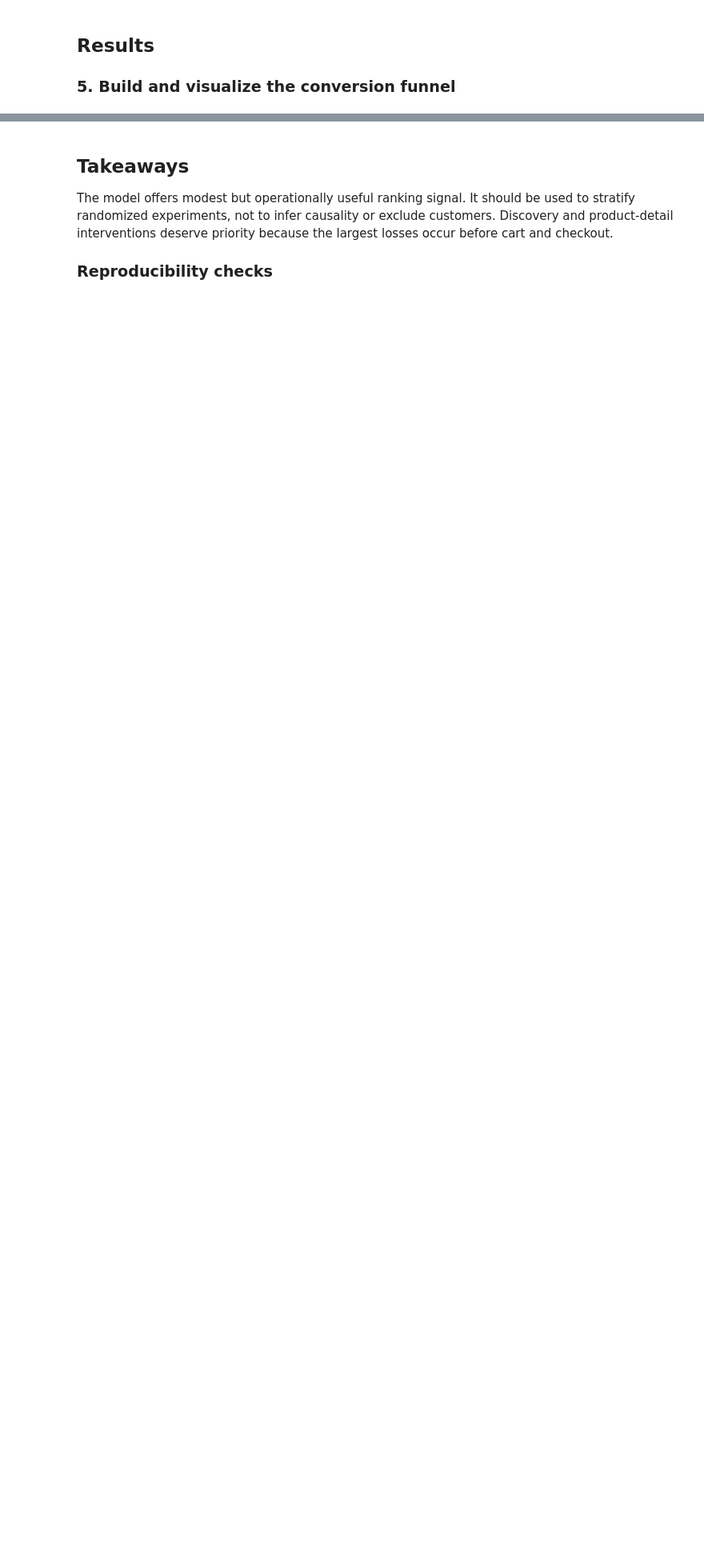
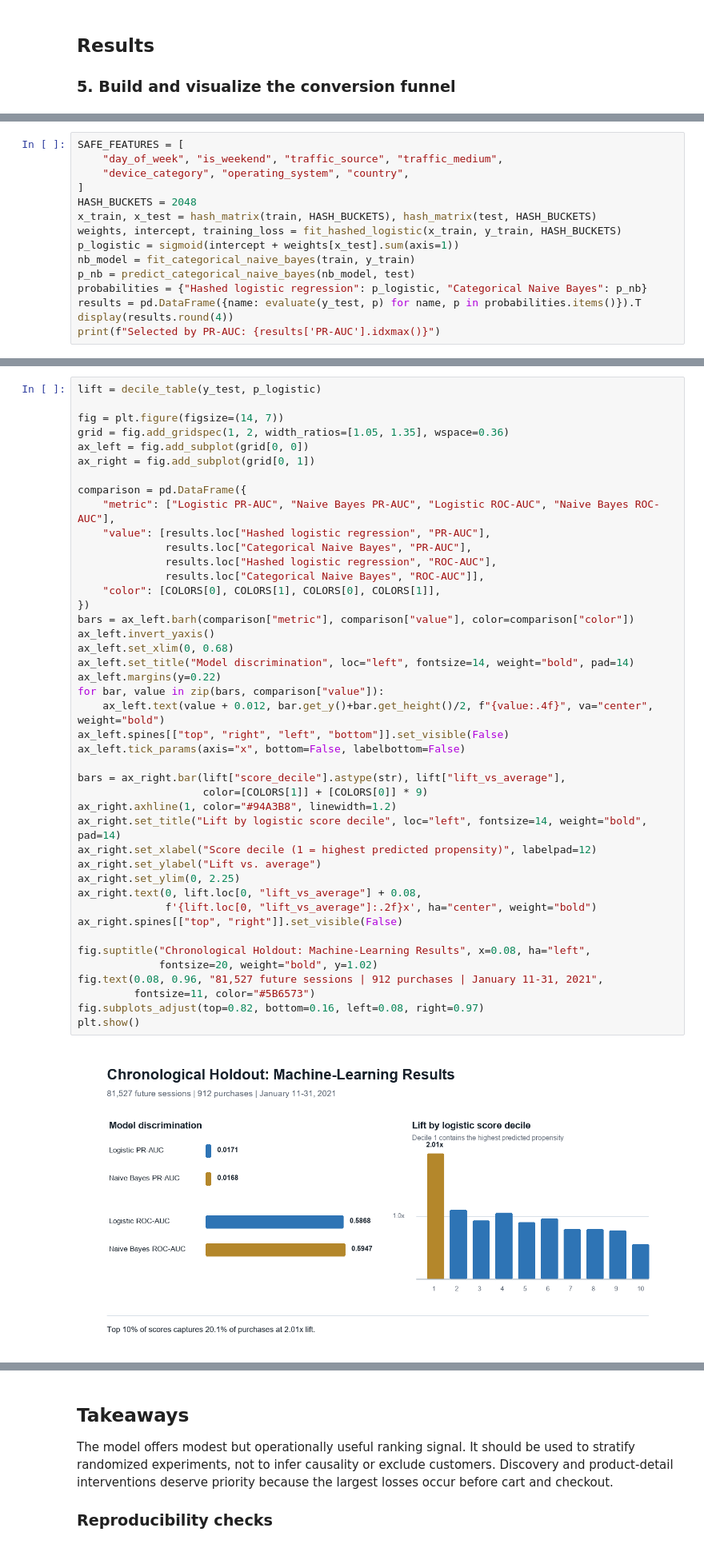
Before and after one commit to Nanase1994/ecommerce-conversion-analytics, a Jupyter notebook: Ecommerce_Conversion_Analytics_Integrated.ipynb, the cells around one changed output, grey strips where cells are left out. Shown at 80% size. Drawn from its saved outputs; the diff is of its cells as text; blank space fills up the shorter version.

```diff
--- a/Ecommerce_Conversion_Analytics_Integrated.ipynb
+++ b/Ecommerce_Conversion_Analytics_Integrated.ipynb
@@ -108,0 +303,15 @@ display(kpis)
+# %%
+SAFE_FEATURES = [
+    "day_of_week", "is_weekend", "traffic_source", "traffic_medium",
+    "device_category", "operating_system", "country",
+]
+HASH_BUCKETS = 2048
+x_train, x_test = hash_matrix(train, HASH_BUCKETS), hash_matrix(test, HASH_BUCKETS)
+weights, intercept, training_loss = fit_hashed_logistic(x_train, y_train, HASH_BUCKETS)
+p_logistic = sigmoid(intercept + weights[x_test].sum(axis=1))
+nb_model = fit_categorical_naive_bayes(train, y_train)
+p_nb = predict_categorical_naive_bayes(nb_model, test)
+probabilities = {"Hashed logistic regression": p_logistic, "Categorical Naive Bayes": p_nb}
+results = pd.DataFrame({name: evaluate(y_test, p) for name, p in probabilities.items()}).T
+display(results.round(4))
+print(f"Selected by PR-AUC: {results['PR-AUC'].idxmax()}")
@@ -108,0 +325,45 @@ display(kpis)
+# %%
+lift = decile_table(y_test, p_logistic)
+
+fig = plt.figure(figsize=(14, 7))
+grid = fig.add_gridspec(1, 2, width_ratios=[1.05, 1.35], wspace=0.36)
+ax_left = fig.add_subplot(grid[0, 0])
+ax_right = fig.add_subplot(grid[0, 1])
+
+comparison = pd.DataFrame({
+    "metric": ["Logistic PR-AUC", "Naive Bayes PR-AUC", "Logistic ROC-AUC", "Naive Bayes ROC-AUC"],
+    "value": [results.loc["Hashed logistic regression", "PR-AUC"],
+              results.loc["Categorical Naive Bayes", "PR-AUC"],
+              results.loc["Hashed logistic regression", "ROC-AUC"],
+              results.loc["Categorical Naive Bayes", "ROC-AUC"]],
+    "color": [COLORS[0], COLORS[1], COLORS[0], COLORS[1]],
+})
+bars = ax_left.barh(comparison["metric"], comparison["value"], color=comparison["color"])
+ax_left.invert_yaxis()
+ax_left.set_xlim(0, 0.68)
+ax_left.set_title("Model discrimination", loc="left", fontsize=14, weight="bold", pad=14)
+ax_left.margins(y=0.22)
+for bar, value in zip(bars, comparison["value"]):
+    ax_left.text(value + 0.012, bar.get_y()+bar.get_height()/2, f"{value:.4f}", va="center", weight="bold")
+ax_left.spines[["top", "right", "left", "bottom"]].set_visible(False)
+ax_left.tick_params(axis="x", bottom=False, labelbottom=False)
+
+bars = ax_right.bar(lift["score_decile"].astype(str), lift["lift_vs_average"],
+                    color=[COLORS[1]] + [COLORS[0]] * 9)
+ax_right.axhline(1, color="#94A3B8", linewidth=1.2)
+ax_right.set_title("Lift by logistic score decile", loc="left", fontsize=14, weight="bold", pad=14)
+ax_right.set_xlabel("Score decile (1 = highest predicted propensity)", labelpad=12)
+ax_right.set_ylabel("Lift vs. average")
+ax_right.set_ylim(0, 2.25)
+ax_right.text(0, lift.loc[0, "lift_vs_average"] + 0.08,
+              f'{lift.loc[0, "lift_vs_average"]:.2f}x', ha="center", weight="bold")
+ax_right.spines[["top", "right"]].set_visible(False)
+
+fig.suptitle("Chronological Holdout: Machine-Learning Results", x=0.08, ha="left",
+             fontsize=20, weight="bold", y=1.02)
+fig.text(0.08, 0.96, "81,527 future sessions | 912 purchases | January 11-31, 2021",
+         fontsize=11, color="#5B6573")
+fig.subplots_adjust(top=0.82, bottom=0.16, left=0.08, right=0.97)
+plt.show()
+# %% [output]
+[figure, added]
```
Also changed, not shown: parts of 12 cells of this notebook.
